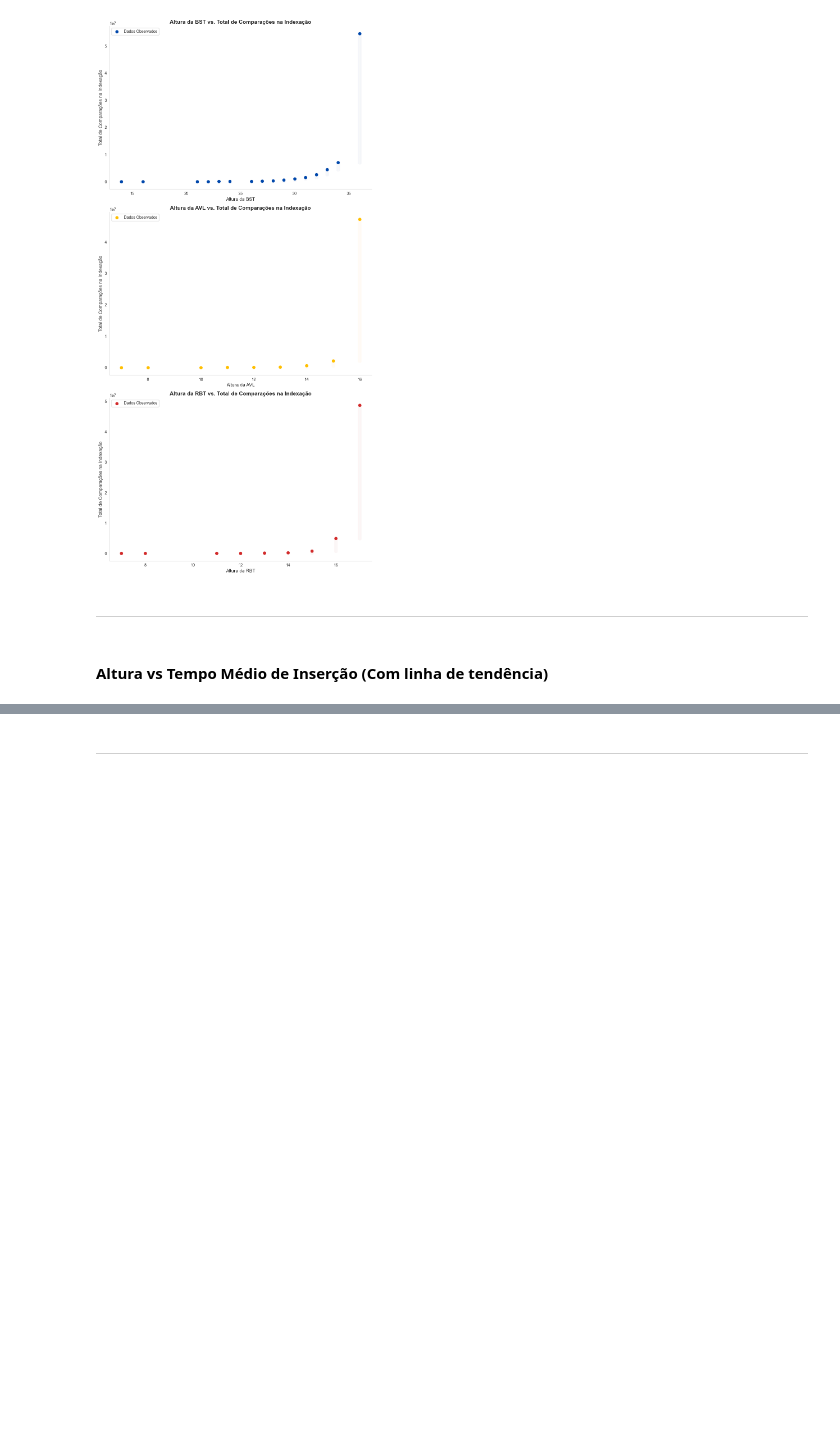
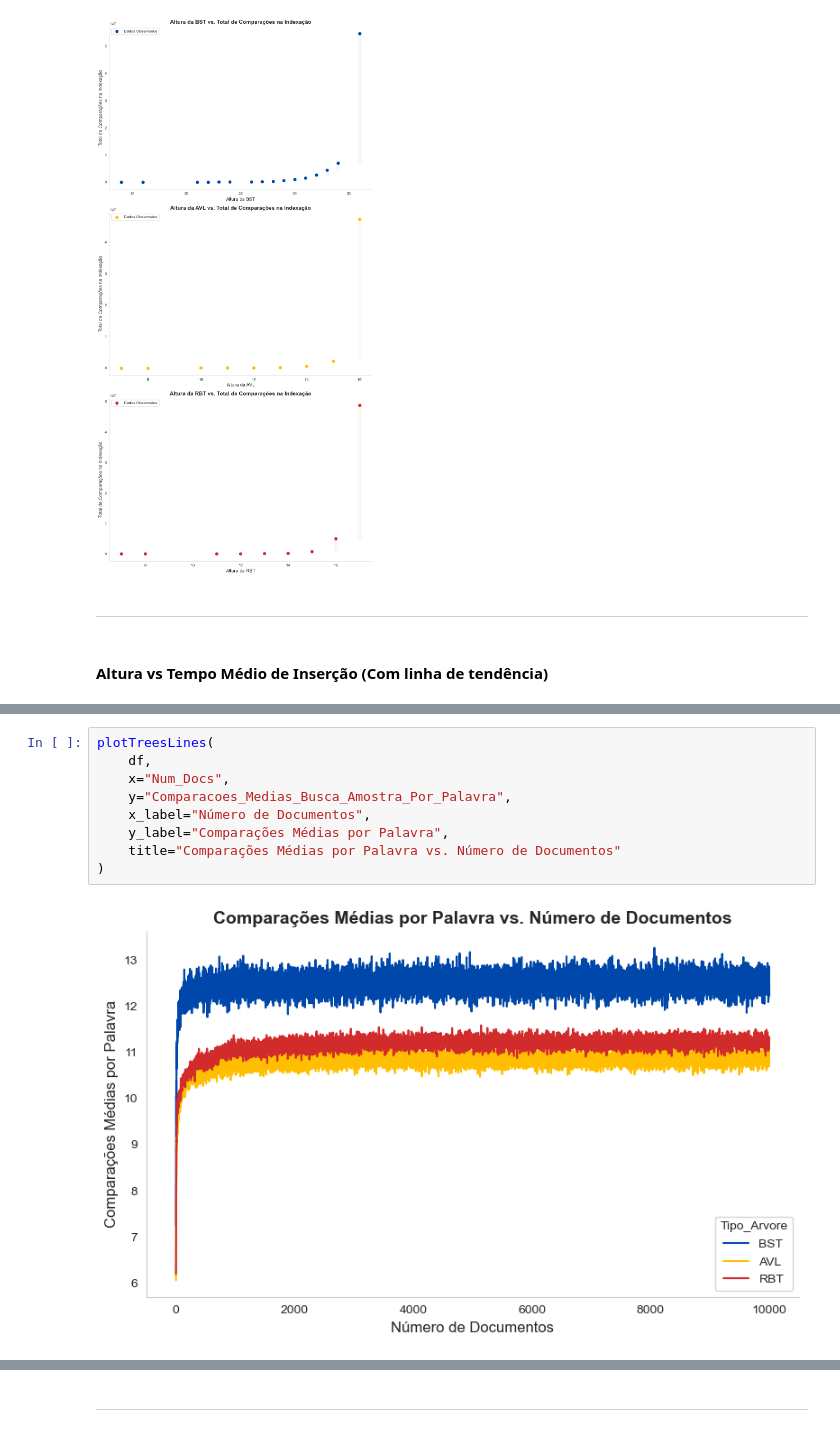
Before and after one commit to JaimeWillianCarneiro/projetofinal-ed, a Jupyter notebook: docs/allstats.ipynb, the cells around one changed output, grey strips where cells are left out. Drawn from its saved outputs; the diff is of its cells as text; blank space fills up the shorter version.

```diff
--- a/docs/allstats.ipynb
+++ b/docs/allstats.ipynb
@@ -454,0 +483,11 @@ plt.show()
+# %%
+plotTreesLines(
+    df,
+    x="Num_Docs",
+    y="Comparacoes_Medias_Busca_Amostra_Por_Palavra",
+    x_label="Número de Documentos",
+    y_label="Comparações Médias por Palavra",
+    title="Comparações Médias por Palavra vs. Número de Documentos"
+)
+# %% [output]
+[figure, added]
```
Also changed, not shown: parts of 13 cells of this notebook.
